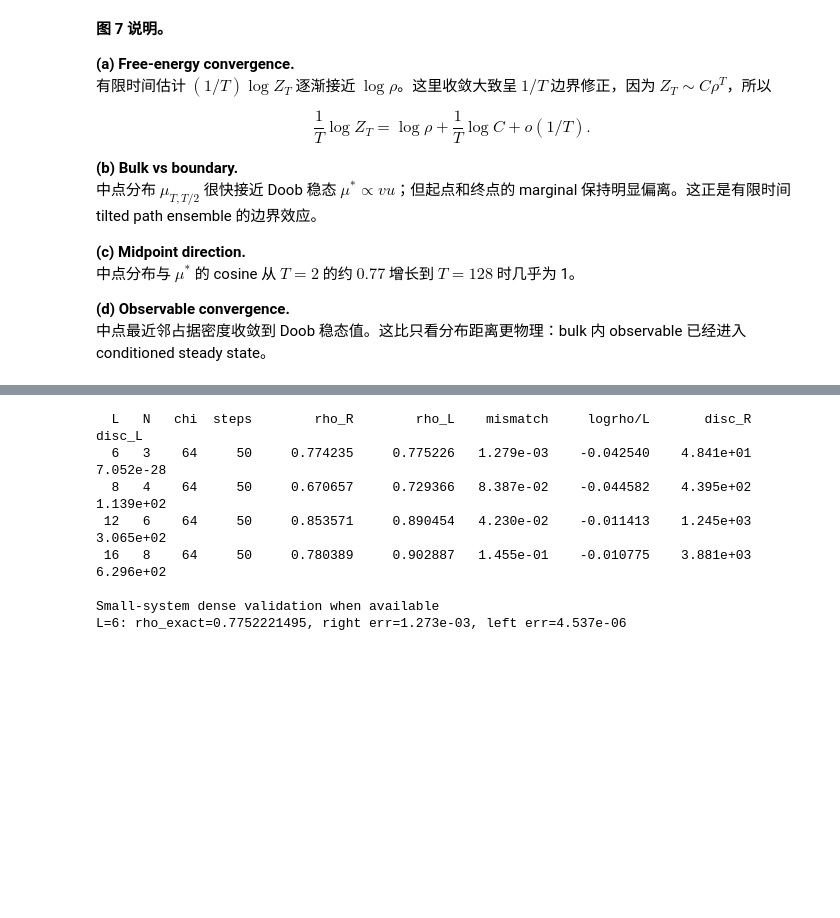
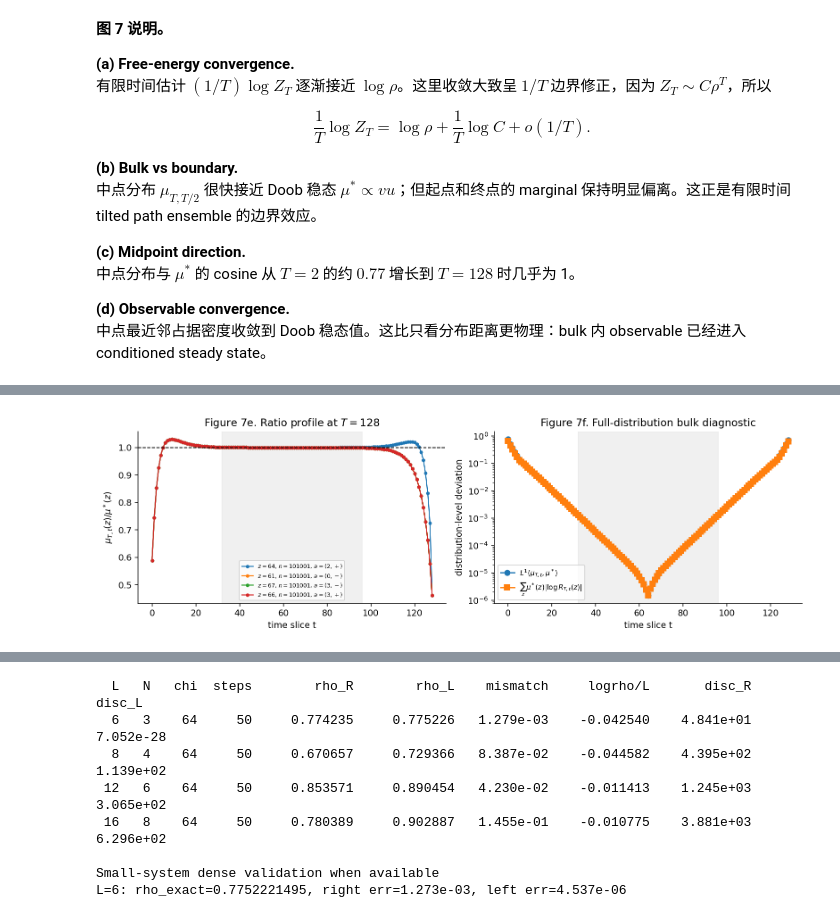
Before and after one commit to ShaShaQAQ/thermodynamic_limit_entropy_RL, a Jupyter notebook: tensor_version/controlled_chain_workflow.ipynb, the cells around one changed output, grey strips where cells are left out. Cells and saved outputs as stored; diff of their text form; code cells hidden in the pictures; blank space fills up the shorter version.

```diff
--- a/tensor_version/controlled_chain_workflow.ipynb
+++ b/tensor_version/controlled_chain_workflow.ipynb
@@ -1582,0 +1695,42 @@ $$
+# %%
+profile_row = max(finite_rows, key=lambda row: row["horizon"])
+profile = profile_row["time_profile"]
+times = np.array(profile["times"], dtype=float)
+T_profile = profile_row["horizon"]
+
+fig, axes = plt.subplots(1, 2, figsize=(11.5, 3.7))
+
+for trace in profile["selected_ratio_traces"]:
+    state = "".join(str(x) for x in trace["state"])
+    label = (
+        rf"$z={trace['z_index']}$, "
+        rf"$n={state}$, "
+        rf"$a=({trace['action_bond']},{trace['action_direction']})$"
+    )
+    axes[0].plot(times, trace["ratios"], marker="o", ms=3, lw=1.2, label=label)
+
+axes[0].axhline(1.0, color="k", ls="--", lw=1)
+axes[0].axvspan(0.25 * T_profile, 0.75 * T_profile, color="0.9", alpha=0.6, zorder=-1)
+axes[0].set_xlabel("time slice t")
+axes[0].set_ylabel(r"$\mu_{T,t}(z)/\mu^*(z)$")
+axes[0].set_title(rf"Figure 7e. Ratio profile at $T={T_profile}$")
+axes[0].legend(fontsize=6.5, loc="best")
+
+axes[1].plot(times, profile["l1_to_doob_stationary"], marker="o", label=r"$L^1(\mu_{T,t},\mu^*)$")
+axes[1].plot(
+    times,
+    profile["doob_weighted_mean_abs_log_ratio"],
+    marker="s",
+    label=r"$\sum_z\mu^*(z)|\log R_{T,t}(z)|$",
+)
+axes[1].axvspan(0.25 * T_profile, 0.75 * T_profile, color="0.9", alpha=0.6, zorder=-1)
+axes[1].set_yscale("log")
+axes[1].set_xlabel("time slice t")
+axes[1].set_ylabel("distribution-level deviation")
+axes[1].set_title("Figure 7f. Full-distribution bulk diagnostic")
+axes[1].legend(fontsize=8)
+
+plt.tight_layout()
+plt.show()
+# %% [output]
+[figure, added]
```
Also changed, not shown: parts of 13 cells of this notebook, 2 other files.
